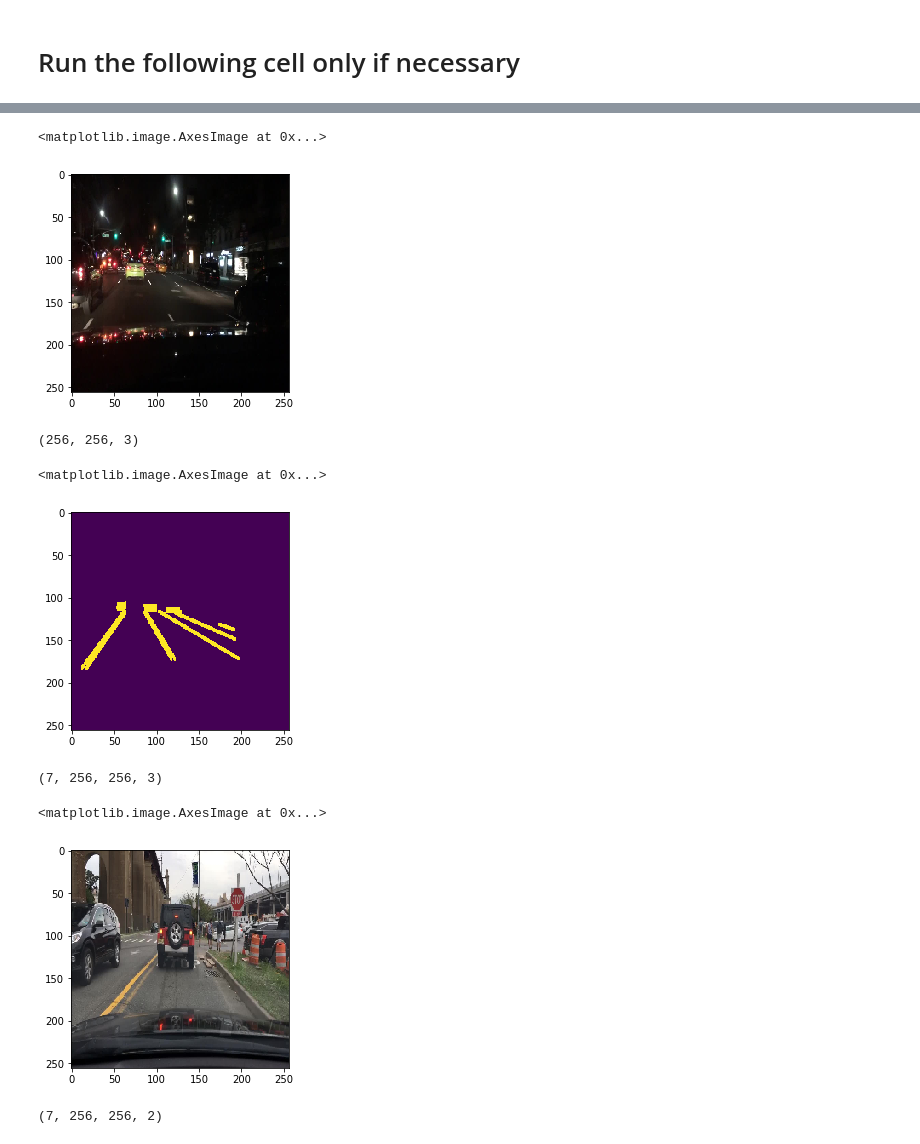
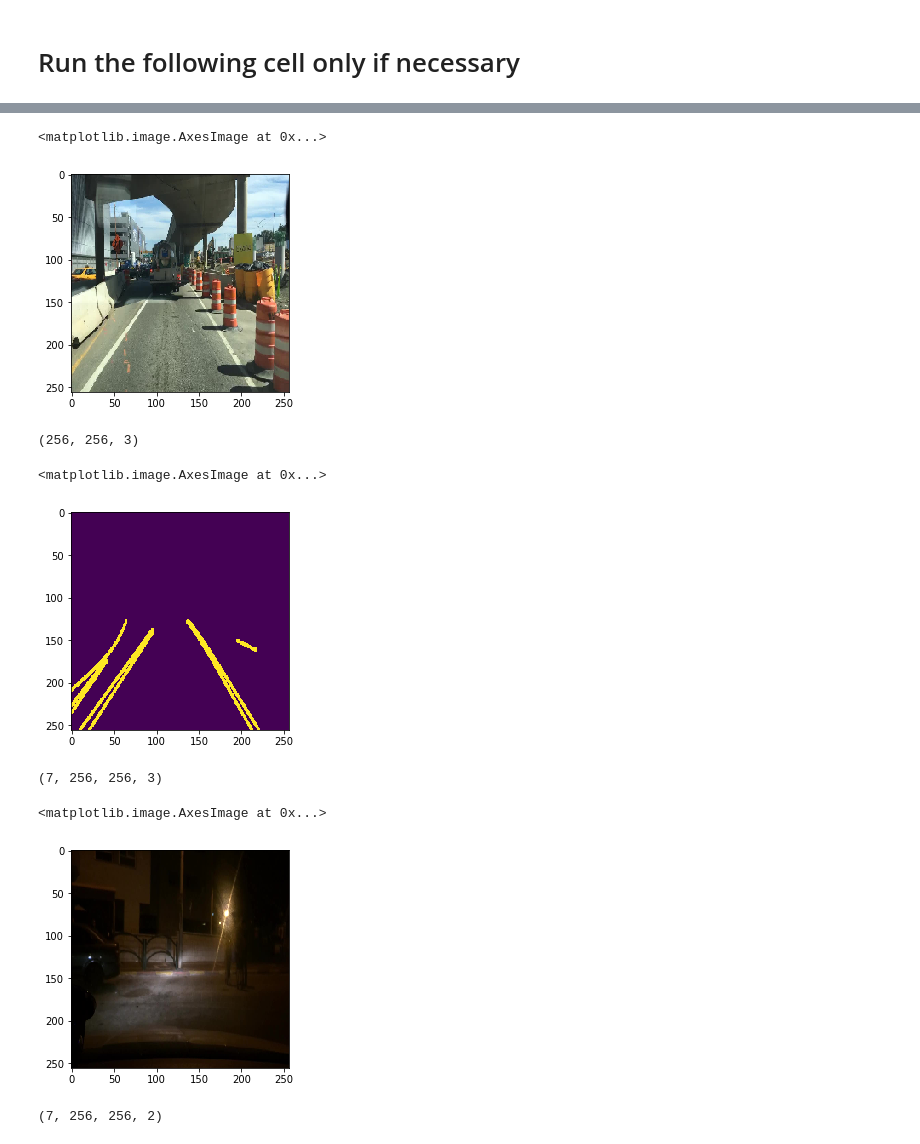
Before and after one commit to trived76/ECE1512-Homework3-LaneDetection, a Jupyter notebook: Lane_Detection.ipynb, the cells around one changed output, grey strips where cells are left out. Cells and saved outputs as stored; diff of their text form; code cells hidden in the pictures.

```diff
--- a/Lane_Detection.ipynb
+++ b/Lane_Detection.ipynb
@@ -485,21 +486,21 @@ for i,j in enumerate(mask_img_name_te):
         raw_img=0
         mask_img=0
 # %%
-I=cv2.imread(glob.glob("data/train/raw/*.png")[500])
+I=cv2.imread(glob.glob("data/train/raw/*.png")[600])
 plt.imshow(I)
 # %% [output]
 <matplotlib.image.AxesImage at 0x...>
-[figure, old version]
+[figure, new version]
 # %%
 I.shape
 # %% [output]
 (256, 256, 3)
 # %%
-I=cv2.imread(glob.glob("data/train/mask/*.png")[500])[:,:,0]
+I=cv2.imread(glob.glob("data/train/mask/*.png")[600])[:,:,0]
 plt.imshow(I)
 # %% [output]
 <matplotlib.image.AxesImage at 0x...>
-[figure, old version]
+[figure, new version]
 # %%
 import json
 import cv2
@@ -542,10 +543,10 @@ b.shape
 # %% [output]
 (7, 256, 256, 3)
 # %%
-plt.imshow(b[0])
+plt.imshow(b[1])
 # %% [output]
 <matplotlib.image.AxesImage at 0x...>
-[figure, old version]
+[figure, new version]
 # %%
 c.shape
 # %% [output]
```
Also changed, not shown: parts of 24 cells of this notebook.
